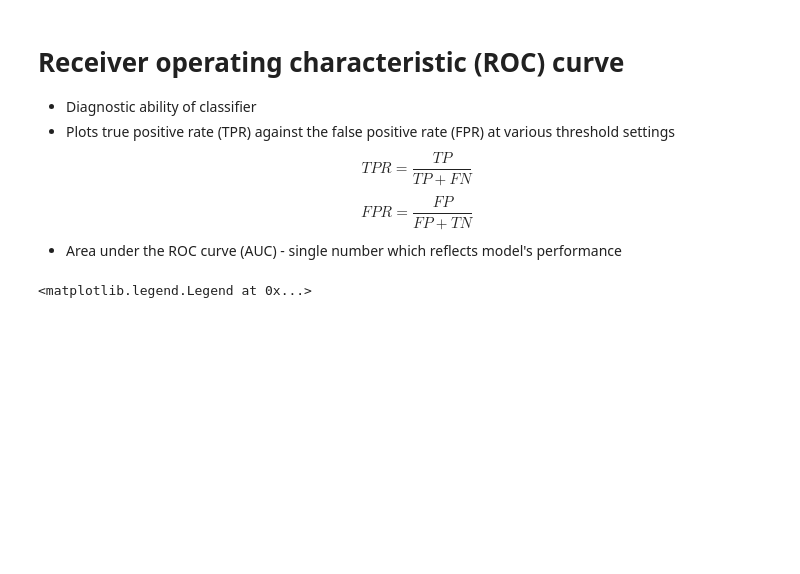
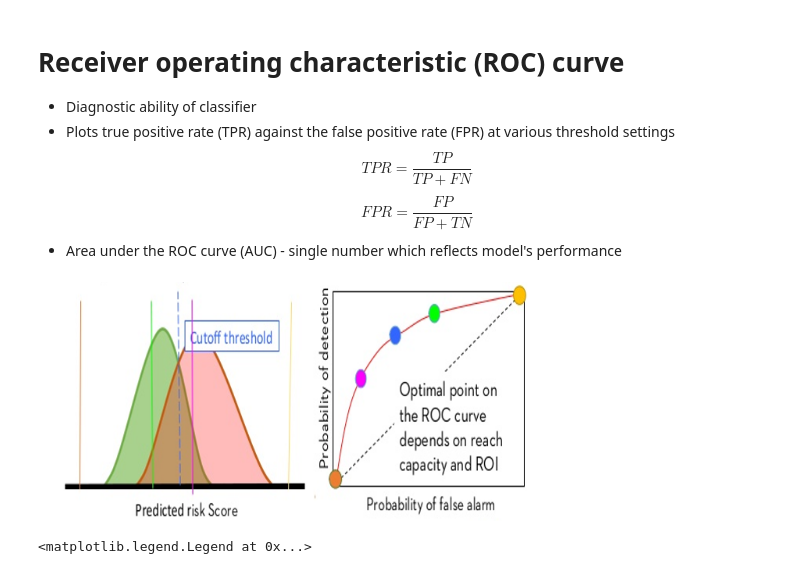
Before and after one commit to anastasiyabel/wids_kaggle2018, a Jupyter notebook: WiDS_workshop2018_part3.ipynb, the cells around one changed output. Cells and saved outputs as stored; diff of their text form; code cells hidden in the pictures; blank space fills up the shorter version.

```diff
--- a/WiDS_workshop2018_part3.ipynb
+++ b/WiDS_workshop2018_part3.ipynb
@@ -66,7 +68,9 @@ $$TPR = \frac{TP}{TP + FN}$$
 $$FPR = \frac{FP}{FP + TN}$$
 * Area under the ROC curve (AUC) - single number which reflects model's performance
 # %%
-Image(filename='images/roc_thresholds.png', width = 600, height = 400)
+Image(filename='images/roc_thresholds.png', width = 500, height = 100)
+# %% [output]
+[figure, added]
 # %%
 # let's train a model
 clf = svm.SVC()
```
Also changed, not shown: parts of 9 cells of this notebook.
